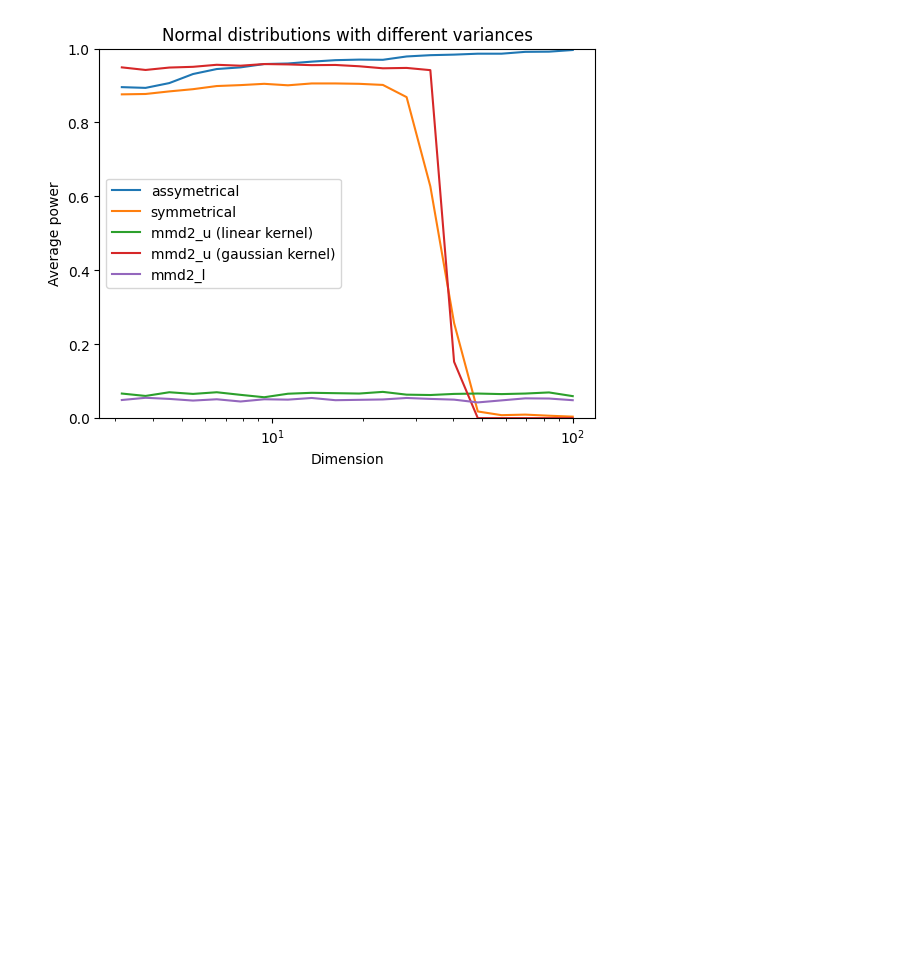
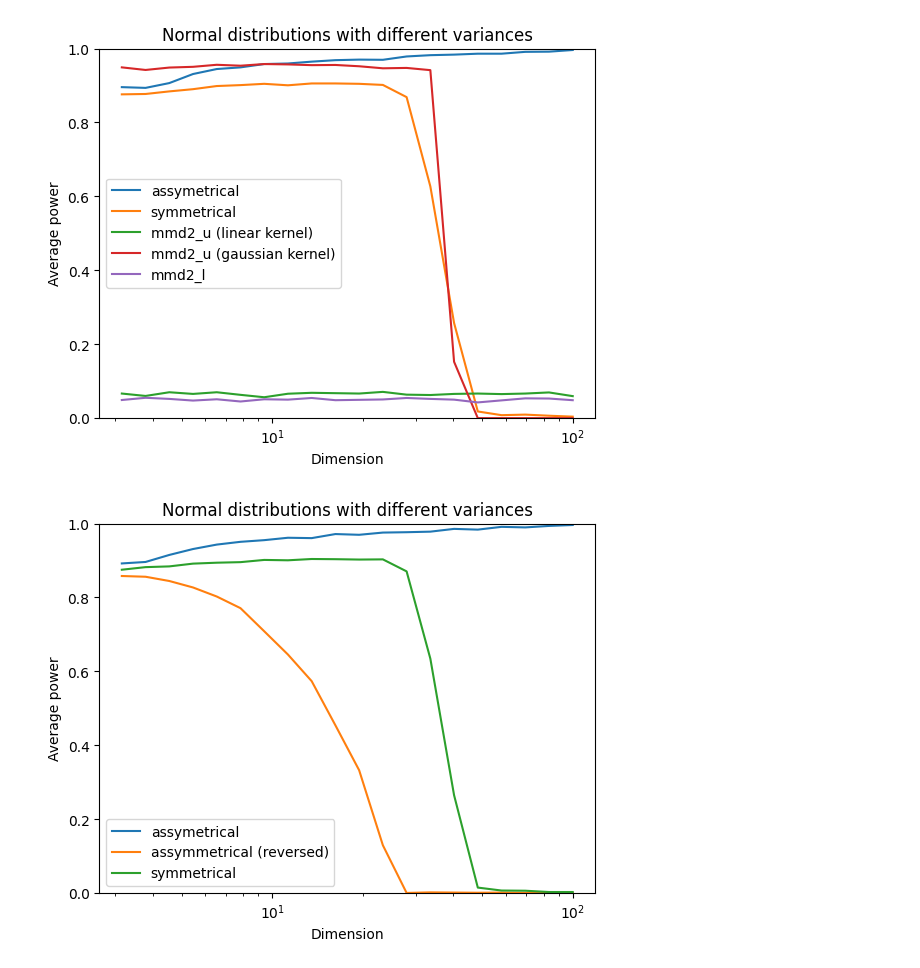
Before and after one commit to SerZak05/asymmetrical-multivariate-two-sample-test, a Jupyter notebook: demo.ipynb, the cells around one changed output. Cells and saved outputs as stored; diff of their text form; code cells hidden in the pictures; blank space fills up the shorter version.

Commit message:
Cleanup, added reverse experiment

```diff
--- a/demo.ipynb
+++ b/demo.ipynb
@@ -41,3 +41,15 @@ x_var, y_points_var = power_var_experiment(list(tests.values()), 100, 250, 250)
 visualize_results("Normal distributions with different variances", tests, x_var, y_points_var)
 # %% [output]
 [figure]
+# %%
+tests = {
+    'assymetrical': reject_asymm_hypo_torch,
+    'assymmetrical (reversed)': reject_asymm_rev_hypo_torch,
+    'symmetrical': reject_symm_hypo_torch,
+}
+# %%
+x_var2, y_points_var2 = power_var_experiment(list(tests.values()), 100, 250, 250)
+# %%
+visualize_results("Normal distributions with different variances", tests, x_var2, y_points_var2)
+# %% [output]
+[figure, added]
```
Also changed, not shown: parts of 1 cell of this notebook, 4 other files.
